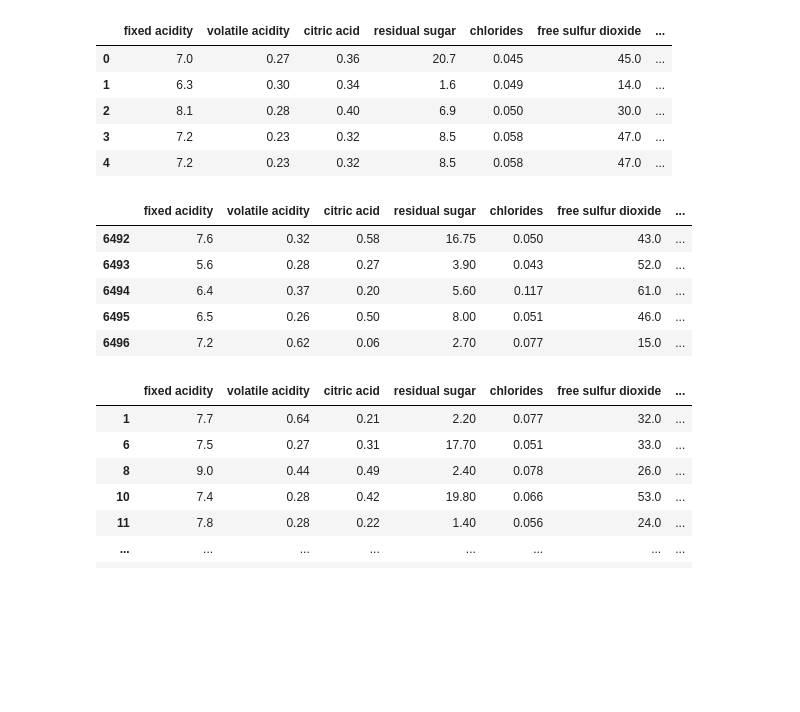
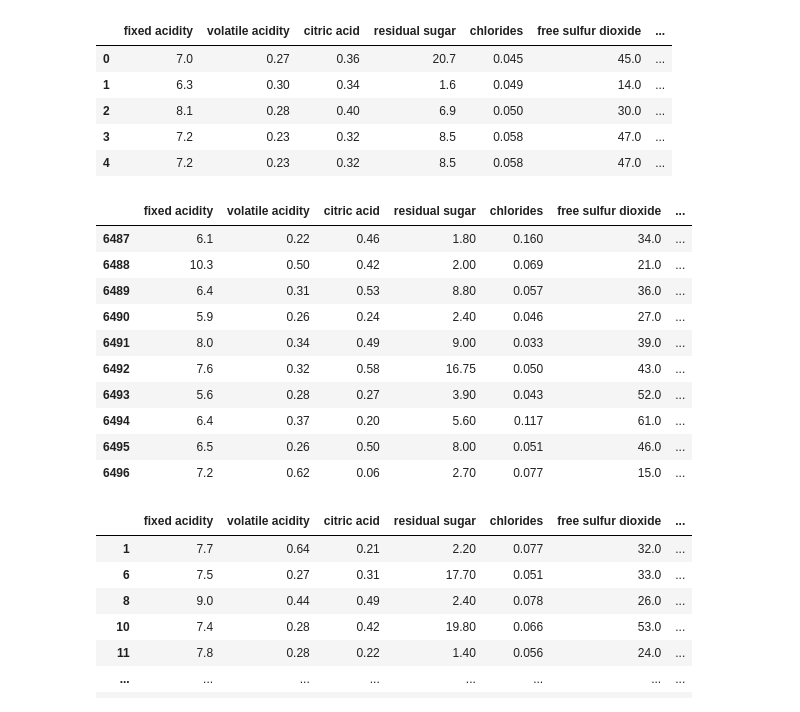
Before and after one commit to arjunpsk/BlueBerry-Winery, a Jupyter notebook: BlueBerry Winery.ipynb, the cells around one changed output. Saved outputs shown, nothing was run; the diff lists cells and outputs as text; code cells hidden in the pictures; blank space fills up the shorter version.

```diff
--- a/BlueBerry Winery.ipynb
+++ b/BlueBerry Winery.ipynb
@@ -216,13 +220,18 @@ white_wine.head()
 # %%
 # Make a combined list of both red and white wines to a dataframe called Wines
 wines = pd.concat([red_wine, white_wine])
 
 # re-shuffle records just to randomize data points
 wines = wines.sample(frac=1, random_state=42).reset_index(drop=True)
 
-wines.tail()
+wines.tail(10)
 # %% [output]
 |  | fixed acidity | volatile acidity | citric acid | residual sugar | chlorides | free sulfur dioxide | ... |
+| 6487 | 6.1 | 0.22 | 0.46 | 1.80 | 0.160 | 34.0 | ... |
+| 6488 | 10.3 | 0.50 | 0.42 | 2.00 | 0.069 | 21.0 | ... |
+| 6489 | 6.4 | 0.31 | 0.53 | 8.80 | 0.057 | 36.0 | ... |
+| 6490 | 5.9 | 0.26 | 0.24 | 2.40 | 0.046 | 27.0 | ... |
+| 6491 | 8.0 | 0.34 | 0.49 | 9.00 | 0.033 | 39.0 | ... |
 | 6492 | 7.6 | 0.32 | 0.58 | 16.75 | 0.050 | 43.0 | ... |
 | 6493 | 5.6 | 0.28 | 0.27 | 3.90 | 0.043 | 52.0 | ... |
 | 6494 | 6.4 | 0.37 | 0.20 | 5.60 | 0.117 | 61.0 | ... |
```
Also changed, not shown: parts of 14 cells of this notebook.
